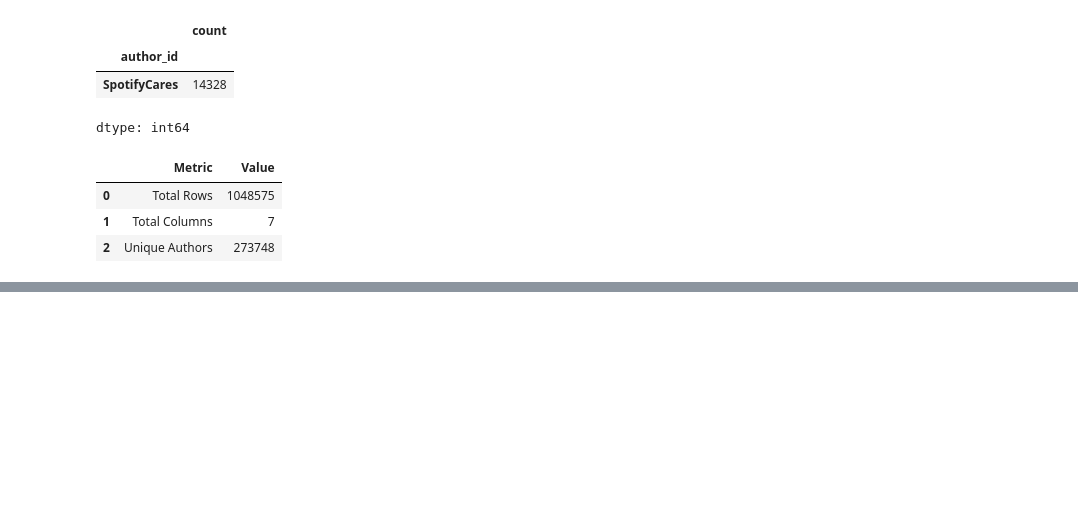
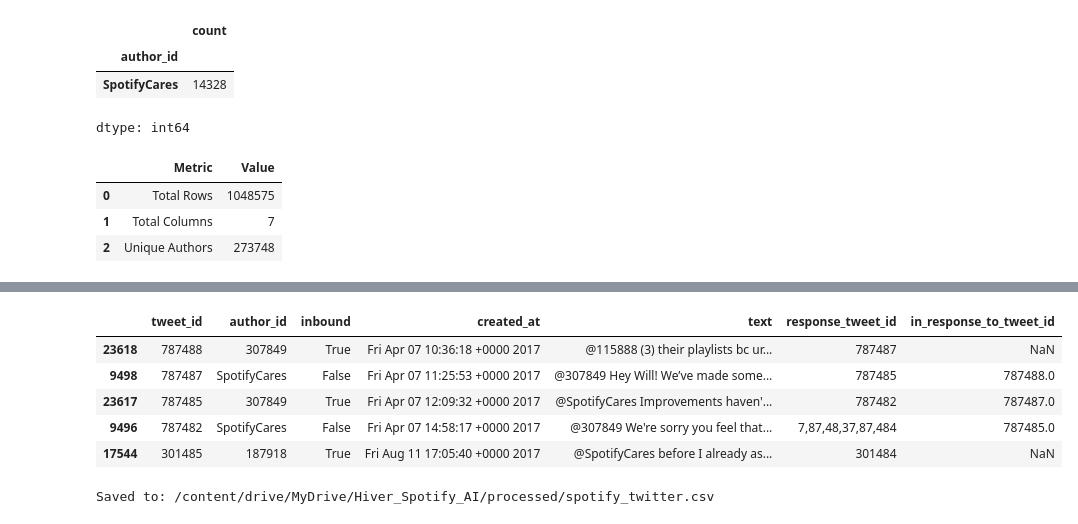
Before and after one commit to Rukshana-S/hiver-spotify-ai-support-agent, a Jupyter notebook: 01_spotify_data_preprocessing.ipynb, the cells around one changed output, grey strips where cells are left out. Cells and saved outputs as stored; diff of their text form; code cells hidden in the pictures; blank space fills up the shorter version.

```diff
--- a/01_spotify_data_preprocessing.ipynb
+++ b/01_spotify_data_preprocessing.ipynb
@@ -134,0 +190,19 @@ summary.to_csv(
+# %%
+spotify_twitter = spotify_twitter.sort_values("created_at")
+
+spotify_twitter.head()
+# %% [output]
+|  | tweet_id | author_id | inbound | created_at | text | response_tweet_id | in_response_to_tweet_id |
+| 23618 | 787488 | 307849 | True | Fri Apr 07 10:36:18 +0000 2017 | @115888 (3) their playlists bc ur... | 787487 | NaN |
+| 9498 | 787487 | SpotifyCares | False | Fri Apr 07 11:25:53 +0000 2017 | @307849 Hey Will! We’ve made some... | 787485 | 787488.0 |
+| 23617 | 787485 | 307849 | True | Fri Apr 07 12:09:32 +0000 2017 | @SpotifyCares Improvements haven'... | 787482 | 787487.0 |
+| 9496 | 787482 | SpotifyCares | False | Fri Apr 07 14:58:17 +0000 2017 | @307849 We're sorry you feel that... | 7,87,48,37,87,484 | 787485.0 |
+| 17544 | 301485 | 187918 | True | Fri Aug 11 17:05:40 +0000 2017 | @SpotifyCares before I already as... | 301484 | NaN |
+# %%
+OUTPUT_PATH = "/content/drive/MyDrive/Hiver_Spotify_AI/processed/spotify_twitter.csv"
+
+spotify_twitter.to_csv(OUTPUT_PATH, index=False)
+
+print("Saved to:", OUTPUT_PATH)
+# %% [output]
+Saved to: /content/drive/MyDrive/Hiver_Spotify_AI/processed/spotify_twitter.csv
```
Also changed, not shown: parts of 5 cells of this notebook.
